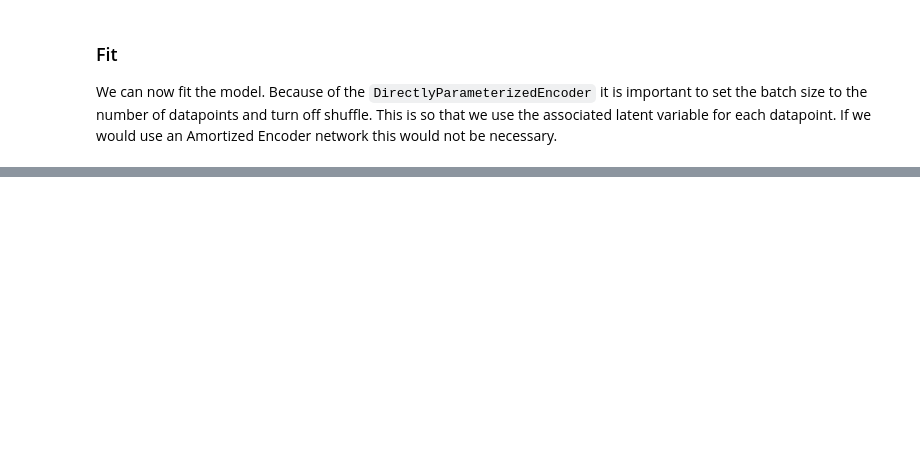
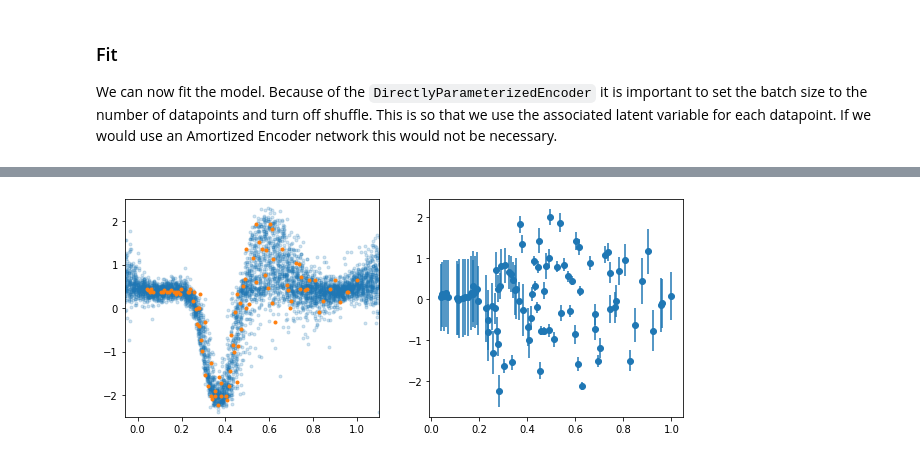
Before and after one commit to secondmind-labs/GPflux, a Jupyter notebook: docs/notebooks/deep_cde.ipynb, the cells around one changed output, grey strips where cells are left out. Saved outputs shown, nothing was run; the diff lists cells and outputs as text; code cells hidden in the pictures; blank space fills up the shorter version.

```diff
--- a/docs/notebooks/deep_cde.ipynb
+++ b/docs/notebooks/deep_cde.ipynb
@@ -146,5 +157,6 @@ gp_layer2.q_sqrt.assign(gp_layer.q_sqrt * 1e-5);
 # %%
 
 likelihood_layer = gpflux.layers.LikelihoodLayer(gpflow.likelihoods.Gaussian(0.01))
+gpflow.set_trainable(likelihood_layer, False)
 dgp = gpflux.models.DeepGP([lv, gp_layer, gp_layer2], likelihood_layer)
 gpflow.utilities.print_summary(dgp, fmt="notebook")
@@ -176,0 +206,34 @@ Epoch 306/7000
+# %%
+Xs = np.linspace(X.min() - X_MARGIN, X.max() + X_MARGIN, num_data_test).reshape(-1, 1)
+
+def predict_y_samples(prediction_model, Xs, num_samples=25):
+    samples = []
+    for i in tqdm(range(num_samples)):
+        out = prediction_model(Xs)
+        s = out.y_mean + out.y_var ** .5 * tf.random.normal(tf.shape(out.y_mean), dtype=out.y_mean.dtype)
+        samples.append(s)
+    return tf.concat(samples, axis=1)
+
+
+def plot_samples(ax, N_samples=25):
+    samples = predict_y_samples(dgp.as_prediction_model(), Xs, N_samples).numpy().T
+    Xs_tiled = np.tile(Xs, [N_samples, 1])
+    ax.scatter(Xs_tiled.flatten(), samples.flatten(), marker='.', alpha=0.2, color='C0')
+    ax.set_ylim(-2.5, 2.5)
+    ax.set_xlim(min(Xs), max(Xs))
+    ax.scatter(X, Y, marker='.', color='C1')
+
+
+def plot_latent_variables(ax):
+    for l in dgp.f_layers:
+        if isinstance(l, gpflux.layers.LatentVariableLayer):
+            m = l.encoder.means.numpy()
+            s = l.encoder.stds.numpy()
+            ax.errorbar(X.flatten(), m.flatten(), yerr=s.flatten(), fmt='o')
+            return
+# %%
+fig, (ax1, ax2) = plt.subplots(1, 2, figsize=(10, 4))
+plot_samples(ax1)
+plot_latent_variables(ax2)
+# %% [output]
+[figure, added]
```
Also changed, not shown: parts of 8 cells of this notebook.
